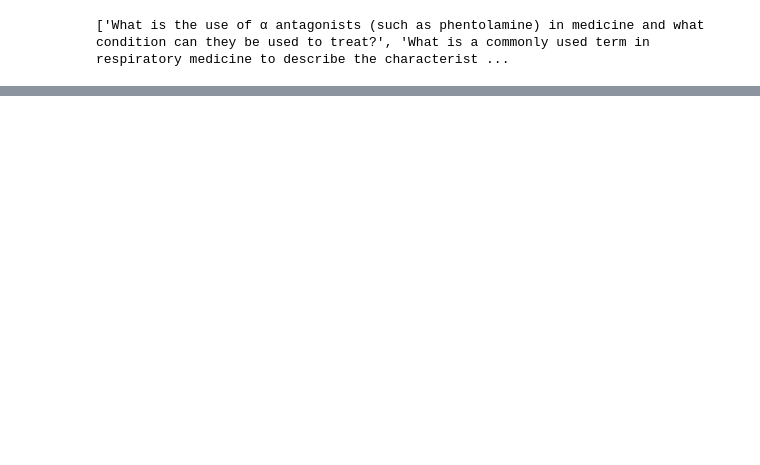
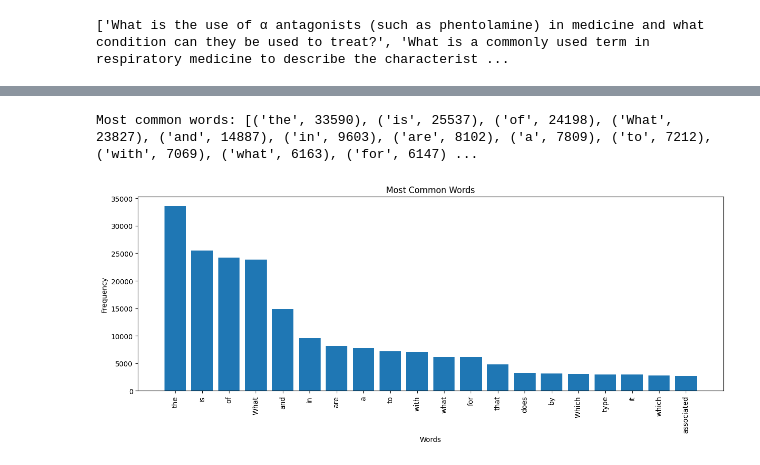
Before and after one commit to Icon1cc/NLP-Polimi-Project, a Jupyter notebook: Practice Models/Rishabh/pre_analysis.ipynb, the cells around one changed output, grey strips where cells are left out. Saved outputs shown, nothing was run; the diff lists cells and outputs as text; code cells hidden in the pictures; blank space fills up the shorter version.

```diff
--- a/Practice Models/Rishabh/pre_analysis.ipynb
+++ b/Practice Models/Rishabh/pre_analysis.ipynb
@@ -112,0 +114,27 @@ KeyError: "Key 'doctor' not present in vocabulary"
+# %%
+from collections import Counter
+
+# Flatten the list of words in all documents
+all_words = [word for text in texts for word in text]
+
+# Calculate word frequencies
+word_freq = Counter(all_words)
+
+# Most common words
+common_words = word_freq.most_common(20)
+
+# Print the most common words
+print("Most common words:", common_words)
+
+# Plotting the most common words
+plt.figure(figsize=(15, 5))
+words, frequencies = zip(*common_words)
+plt.bar(words, frequencies)
+plt.title('Most Common Words')
+plt.xlabel('Words')
+plt.ylabel('Frequency')
+plt.xticks(rotation=90)  # Rotate the x labels to show them better
+plt.show()
+# %% [output]
+Most common words: [('the', 33590), ('is', 25537), ('of', 24198), ('What', 23827), ('and', 14887), ('in', 9603), ('are', 8102), ('a', 7809), ('to', 7212), ('with', 7069), ('what', 6163), ('for', 6147) ...
+[figure, added]
```
Also changed, not shown: parts of 5 cells of this notebook.
